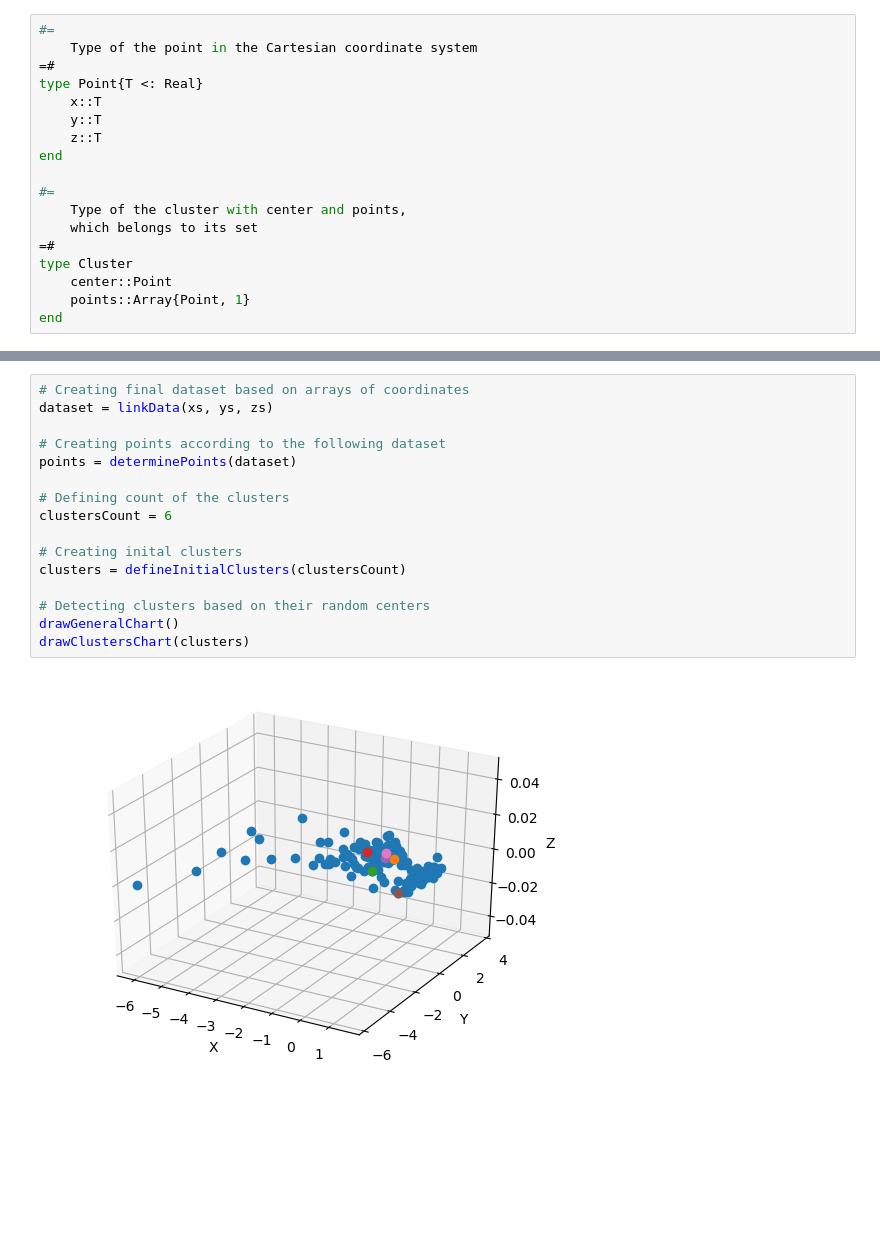
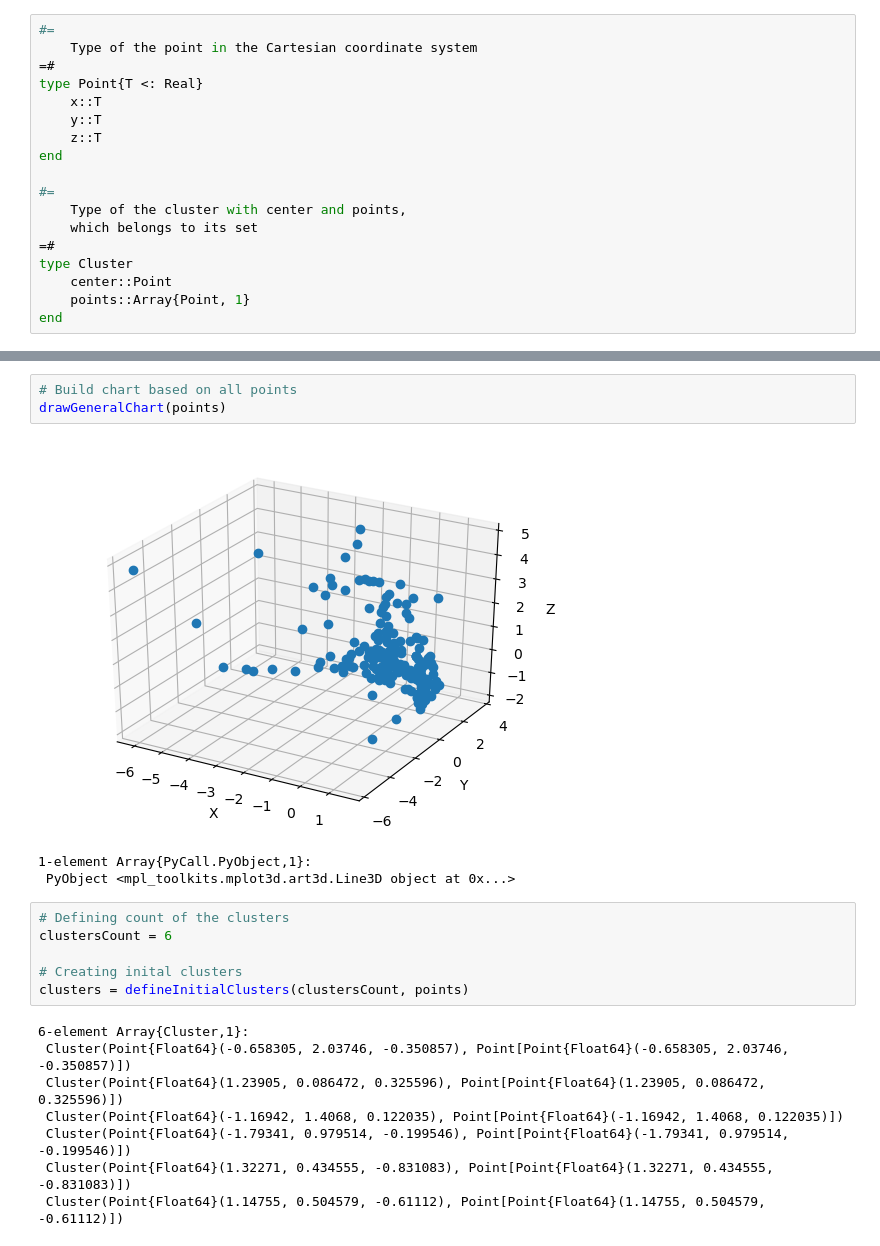
Before and after one commit to darthven/clustering, a Jupyter notebook: clustering.ipynb, the cells around one changed output, grey strips where cells are left out. Cells and saved outputs as stored; diff of their text form; blank space fills up the shorter version.

```diff
--- a/clustering.ipynb
+++ b/clustering.ipynb
@@ -264,18 +251,21 @@ drawGeneralChart()
+# %%
+# Build chart based on all points
+drawGeneralChart(points)
+# %% [output]
+[figure, added]
+1-element Array{PyCall.PyObject,1}:
+ PyObject <mpl_toolkits.mplot3d.art3d.Line3D object at 0x...>
 # %%
-# Creating final dataset based on arrays of coordinates
-dataset = linkData(xs, ys, zs)
-
-# Creating points according to the following dataset
-points = determinePoints(dataset)
-
 # Defining count of the clusters
 clustersCount = 6
 
 # Creating inital clusters
-clusters = defineInitialClusters(clustersCount)
-
-# Detecting clusters based on their random centers
-drawGeneralChart()
-drawClustersChart(clusters)
+clusters = defineInitialClusters(clustersCount, points)
 # %% [output]
-[figure, removed]
+6-element Array{Cluster,1}:
+ Cluster(Point{Float64}(-0.658305, 2.03746, -0.350857), Point[Point{Float64}(-0.658305, 2.03746, -0.350857)])
+ Cluster(Point{Float64}(1.23905, 0.086472, 0.325596), Point[Point{Float64}(1.23905, 0.086472, 0.325596)])
+ Cluster(Point{Float64}(-1.16942, 1.4068, 0.122035), Point[Point{Float64}(-1.16942, 1.4068, 0.122035)])
+ Cluster(Point{Float64}(-1.79341, 0.979514, -0.199546), Point[Point{Float64}(-1.79341, 0.979514, -0.199546)])
+ Cluster(Point{Float64}(1.32271, 0.434555, -0.831083), Point[Point{Float64}(1.32271, 0.434555, -0.831083)])
+ Cluster(Point{Float64}(1.14755, 0.504579, -0.61112), Point[Point{Float64}(1.14755, 0.504579, -0.61112)])
```
Also changed, not shown: parts of 9 cells of this notebook, 2 other files.
